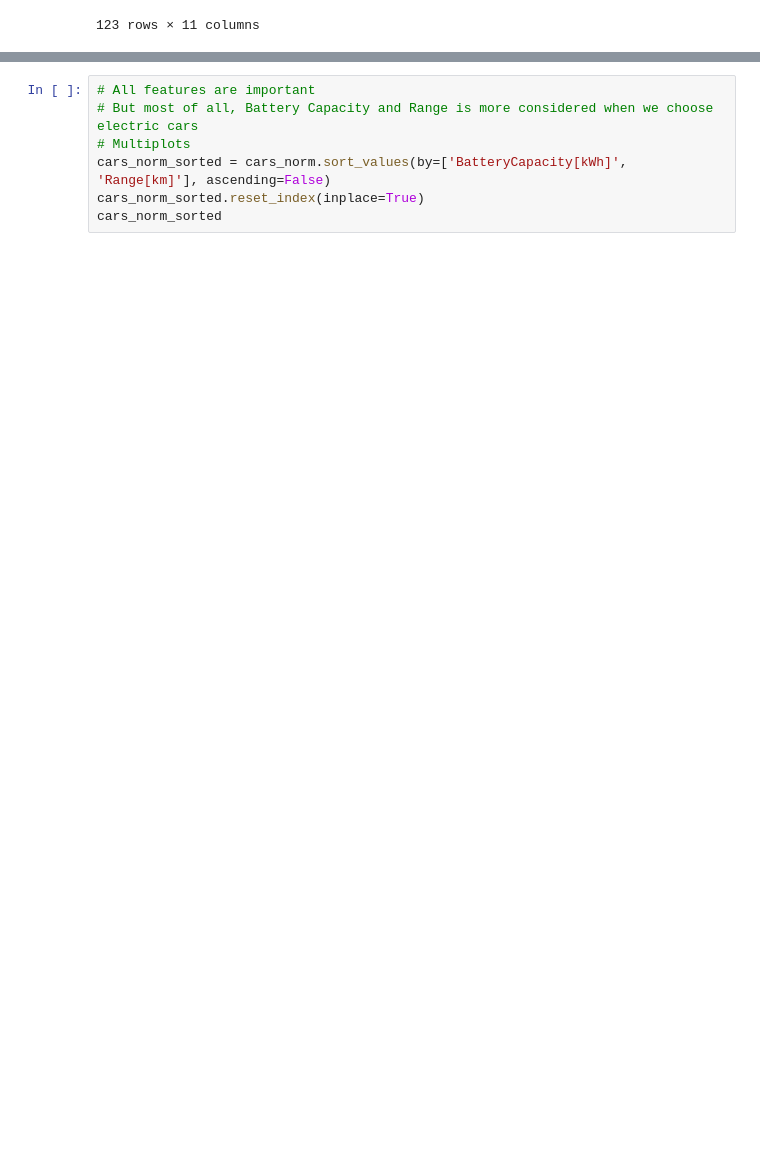
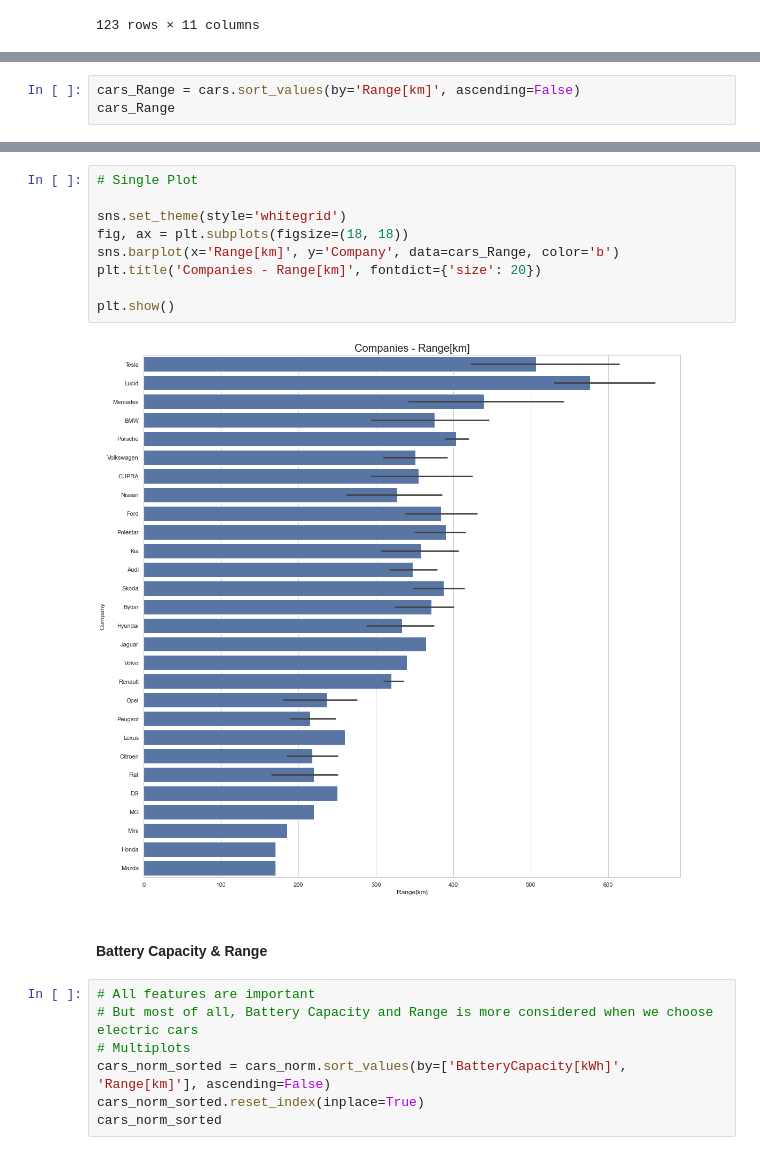
Before and after one commit to escortKwon/IndividualProjects_for_Portfolio, a Jupyter notebook: Quickest Electric Cars/QuickestElectricCars.ipynb, the cells around one changed output, grey strips where cells are left out. Drawn from its saved outputs; the diff is of its cells as text; blank space fills up the shorter version.

```diff
--- a/Quickest Electric Cars/QuickestElectricCars.ipynb
+++ b/Quickest Electric Cars/QuickestElectricCars.ipynb
@@ -313,0 +330,3 @@ plt.show()
+# %%
+cars_Range = cars.sort_values(by='Range[km]', ascending=False)
+cars_Range
@@ -314,3 +347,16 @@ plt.show()
+# %%
+# Single Plot
+
+sns.set_theme(style='whitegrid')
+fig, ax = plt.subplots(figsize=(18, 18))
+sns.barplot(x='Range[km]', y='Company', data=cars_Range, color='b')
+plt.title('Companies - Range[km]', fontdict={'size': 20})
+
+plt.show()
+# %% [output]
+[figure, added]
+# %% [markdown]
+#### Battery Capacity & Range
 # %%
 # All features are important
 # But most of all, Battery Capacity and Range is more considered when we choose electric cars
```
Also changed, not shown: parts of 30 cells of this notebook, 1 other file.
